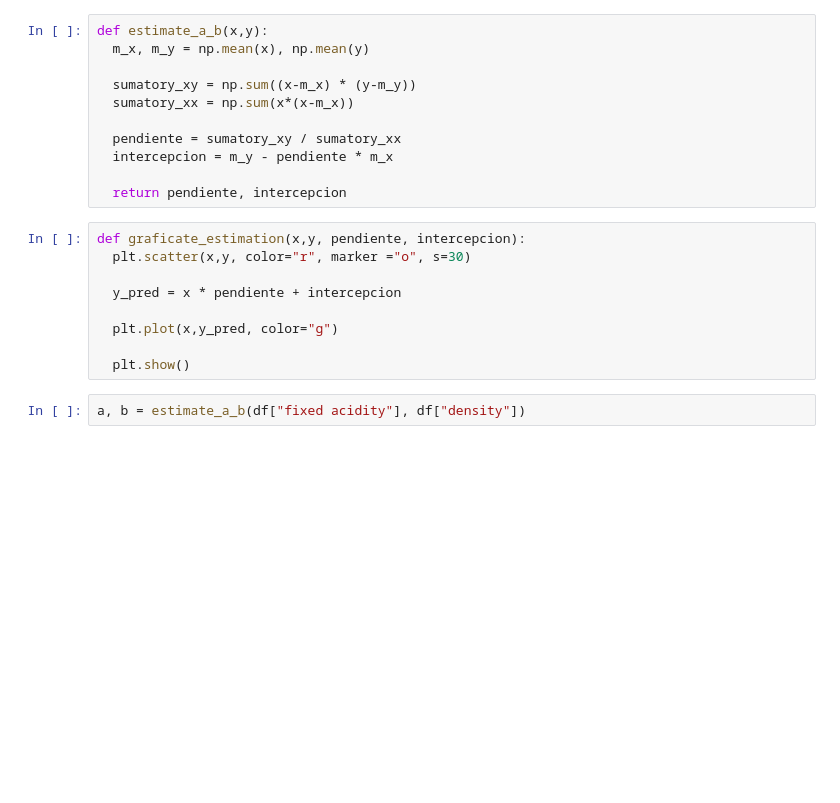
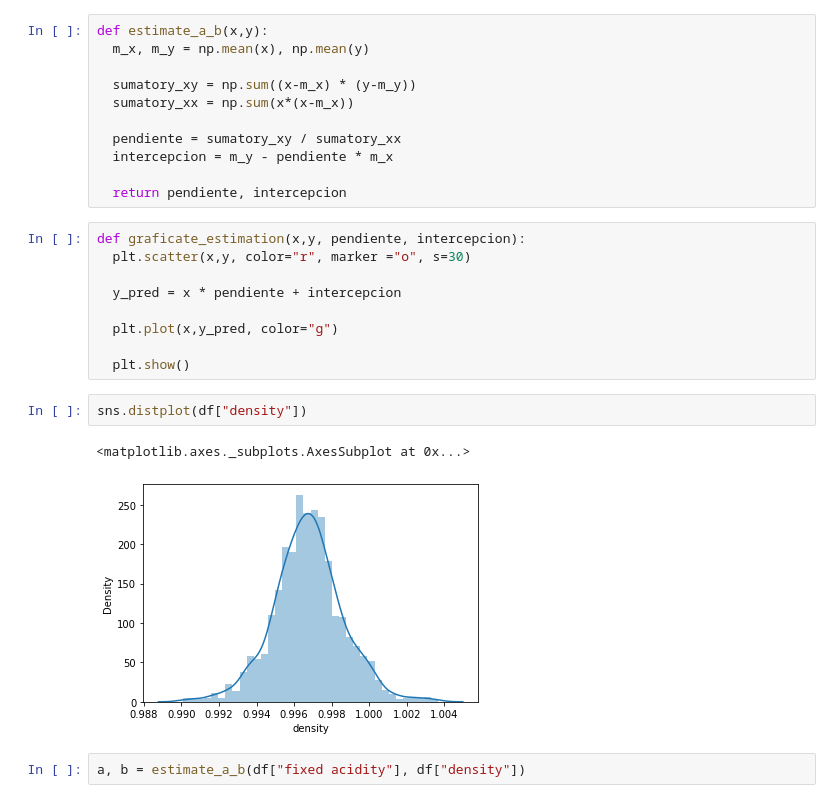
Before and after one commit to zedeme/Wine-Density, a Jupyter notebook: gh_WineDensity.ipynb, the cells around one changed output. Cells and saved outputs as stored; diff of their text form; blank space fills up the shorter version.

```diff
--- a/gh_WineDensity.ipynb
+++ b/gh_WineDensity.ipynb
@@ -78,6 +78,11 @@ def graficate_estimation(x,y, pendiente, intercepcion):
   plt.plot(x,y_pred, color="g")
 
   plt.show()
+# %%
+sns.distplot(df["density"])
+# %% [output]
+<matplotlib.axes._subplots.AxesSubplot at 0x...>
+[figure, added]
 # %%
 a, b = estimate_a_b(df["fixed acidity"], df["density"])
 # %%
```
Also changed, not shown: parts of 4 cells of this notebook.
